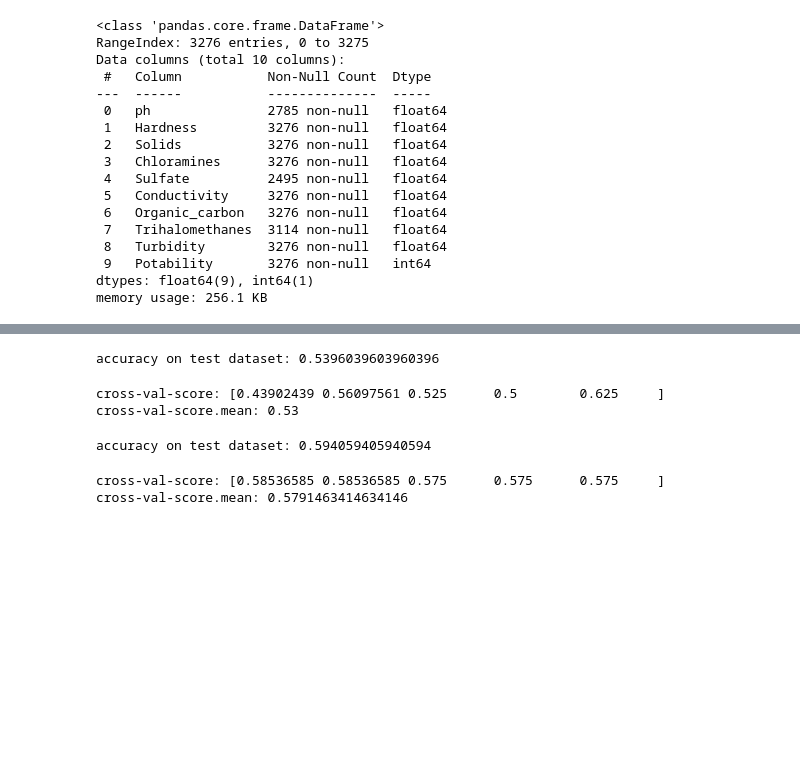
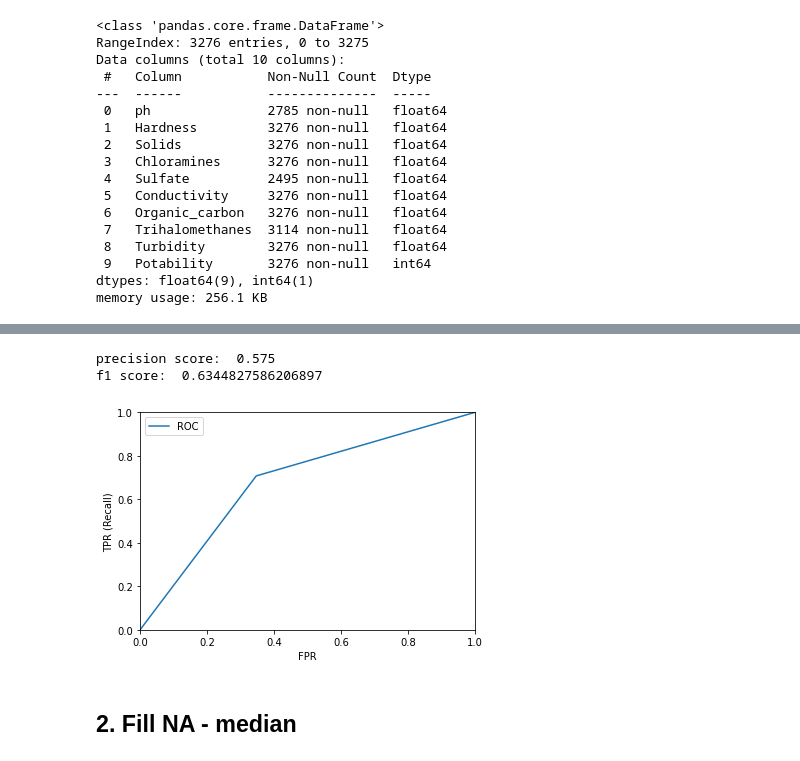
Before and after one commit to MJ199999/WaterPotability, a Jupyter notebook: WaterQuality.ipynb, the cells around one changed output, grey strips where cells are left out. Cells and saved outputs as stored; diff of their text form; code cells hidden in the pictures; blank space fills up the shorter version.

Commit message:
NA => mean, median, remove

```diff
--- a/WaterQuality.ipynb
+++ b/WaterQuality.ipynb
@@ -118,4 +267,0 @@ train_s_X, test_X = scaler_samples(train_s_X, test_X)
-# %%
-from sklearn.ensemble import RandomForestClassifier
-clf = RandomForestClassifier(criterion='entropy', n_estimators=20)
-clf.fit(train_s_X, train_s_y)
@@ -155,12 +268,14 @@ array([[181,  18],
 # %%
+from sklearn.ensemble import RandomForestClassifier
 from sklearn.model_selection import GridSearchCV
 
 # define parameter search space
 param_grid = {'n_estimators': [20, 50, 100, 200, 350, 500],
-              'min_samples_leaf': [2, 10, 30]}
-              #'criterion': ['gini', 'entropy']}
+              'min_samples_leaf': [2, 10, 30],
+              'max_features': ['auto', 'sqrt', 'log2'],
+              'criterion': ['gini', 'entropy']}
 clf = RandomForestClassifier()
-grid = GridSearchCV(clf, param_grid, refit = True, cv=5, verbose = 3)
+grid = GridSearchCV(clf, param_grid, refit = True, cv=5, verbose = 3, scoring='precision')
 
 # fit the model for grid search
 grid.fit(train_s_X, train_s_y)
@@ -422,34 +331,28 @@ print(accuracy)
-# %%
-from sklearn.metrics import accuracy_score, recall_score, precision_score
-from sklearn.svm import LinearSVC, SVC
-classifier = LinearSVC(C=10000, loss='hinge')
-classifier.fit(train_X, train_y)
-y_pred = classifier.predict(test_X)
-print("accuracy on test dataset: {}".format(accuracy_score(test_y, y_pred)))
-# %% [output]
-accuracy on test dataset: 0.5396039603960396
-# %%
-from sklearn.model_selection import cross_val_score
-
-scores = cross_val_score(classifier, test_X, test_y, cv=5)
-print('cross-val-score: {}'.format(scores))
-print('cross-val-score.mean: {}'.format(scores.mean()))
-# %% [output]
-cross-val-score: [0.43902439 0.56097561 0.525      0.5        0.625     ]
-cross-val-score.mean: 0.53
-# %%
-classifier_w_rbf = SVC(kernel = 'rbf', random_state = 0, C=1, gamma=0.01)
-classifier_w_rbf.fit(train_X, train_y)
-y_pred = classifier_w_rbf.predict(test_X)
-print("accuracy on test dataset: {}".format(accuracy_score(test_y, y_pred)))
-# %% [output]
-accuracy on test dataset: 0.594059405940594
-# %%
-from sklearn.model_selection import cross_val_score
-
-scores = cross_val_score(classifier_w_rbf, test_X, test_y, cv=5)
-print('cross-val-score: {}'.format(scores))
-print('cross-val-score.mean: {}'.format(scores.mean()))
-# %% [output]
-cross-val-score: [0.58536585 0.58536585 0.575      0.575      0.575     ]
-cross-val-score.mean: 0.5791463414634146
+# %%
+from sklearn.metrics import precision_score, f1_score
+
+print('precision score: ', precision_score(test_y,grid_pred))
+print('f1 score: ', f1_score(test_y, grid_pred))
+# %% [output]
+precision score:  0.575
+f1 score:  0.6344827586206897
+# %%
+from sklearn.metrics import roc_curve
+def roc_curve_plot(test_y, grid_pred):
+    fprs, tprs, thresholds = roc_curve(test_y, grid_pred)
+
+    plt.plot(fprs, tprs, label='ROC')
+
+    start, end = plt.xlim()
+    plt.xlim(0, 1)
+    plt.ylim(0, 1)
+    plt.xlabel('FPR')
+    plt.ylabel('TPR (Recall)')
+    plt.legend()
+    plt.show()
+
+roc_curve_plot(test_y, grid_pred)
+# %% [output]
+[figure, added]
+# %% [markdown]
+## 2. Fill NA - median
```
Also changed, not shown: parts of 41 cells of this notebook.
